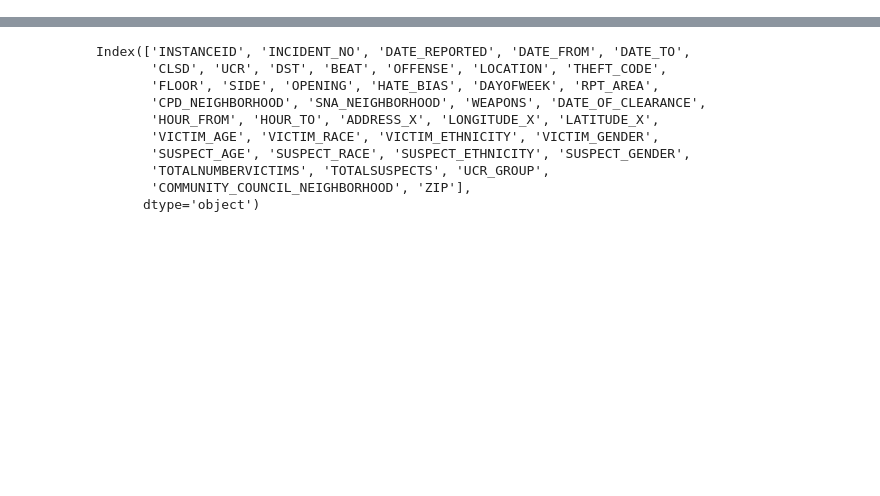
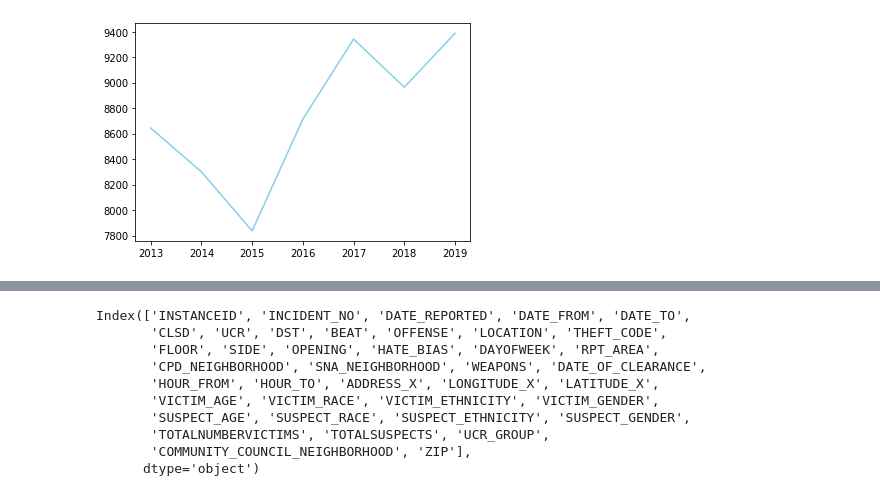
Before and after one commit to kishore7cm/Data-Projects, a Jupyter notebook: Source_Code/Cincinnati Crime Prediction.ipynb, the cells around one changed output, grey strips where cells are left out. Cells and saved outputs as stored; diff of their text form; code cells hidden in the pictures; blank space fills up the shorter version.

```diff
--- a/Source_Code/Cincinnati Crime Prediction.ipynb
+++ b/Source_Code/Cincinnati Crime Prediction.ipynb
@@ -2,0 +14,2 @@ import pandas as pd
+# %%
+income = pd.read_csv('D:\python\Python_project\Datasets\Income by location.csv')
@@ -2,0 +34,2 @@ import pandas as pd
+# %%
+income_by_year = income.groupby('Year',as_index=False).agg({'Household Income by Race Moe':'mean'})
@@ -3,2 +47,7 @@ import pandas as pd
+# %%
+plt.plot('Year','Household Income by Race Moe',data=income_by_year,color='skyblue')
+plt.show()
+# %% [output]
+[figure, added]
 # %%
 crimes = pd.read_csv('D:\python\Python_project\Datasets\Crime.csv')
```
Also changed, not shown: parts of 31 cells of this notebook, 13 other files.
